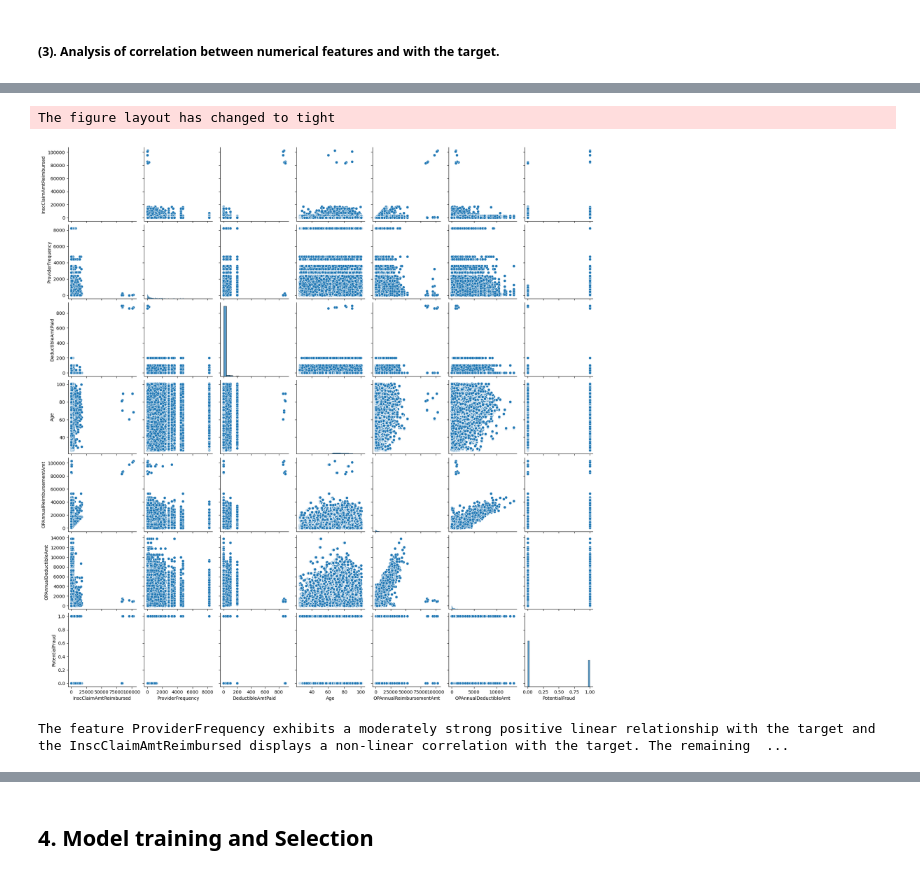
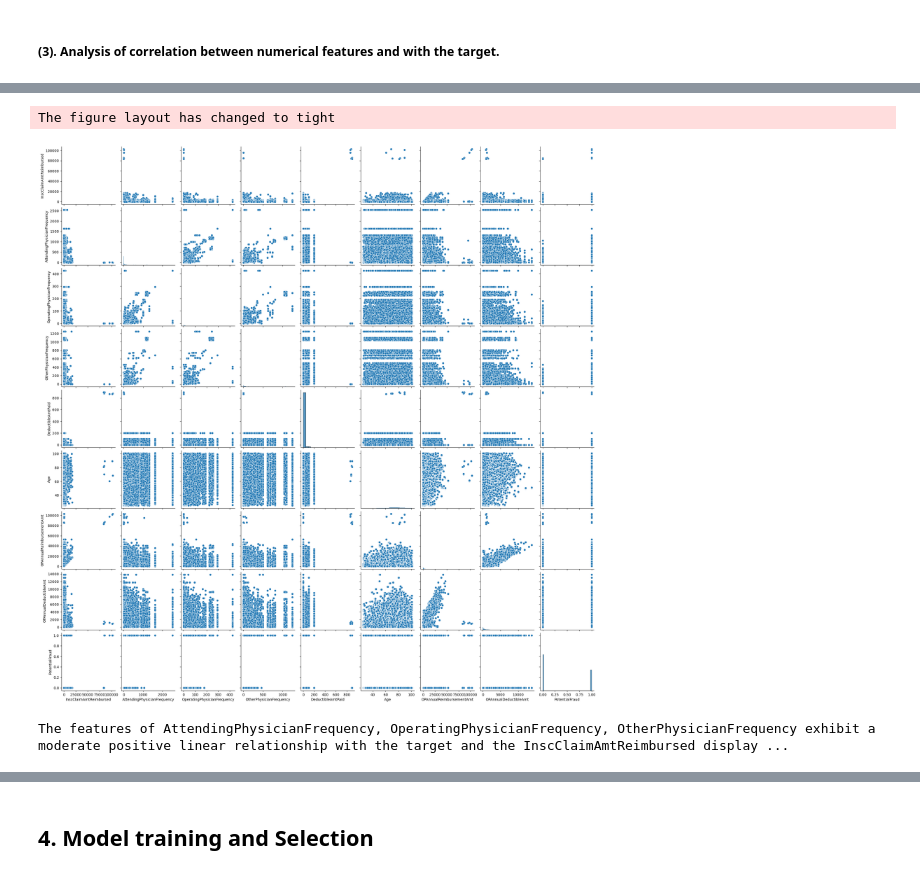
Before and after one commit to XiangGao1991/Fraud-Claim-Detector, a Jupyter notebook: Fraud Claim Detector_Outpatient.ipynb, the cells around one changed output, grey strips where cells are left out. Cells and saved outputs as stored; diff of their text form; code cells hidden in the pictures.

```diff
--- a/Fraud Claim Detector_Outpatient.ipynb
+++ b/Fraud Claim Detector_Outpatient.ipynb
@@ -280,0 +221,18 @@ Less than a half claims have other Physicians.
+# %%
+# add a new column
+OperatingPhysicianFrequency = df_outp.groupby("OperatingPhysician").count()["ClaimID"].reset_index(name = "OperatingPhysicianFrequency")
+df_outp = df_outp.merge(OperatingPhysicianFrequency,on = "OperatingPhysician",how="left")
+
+# The pattern of Operating Physician Frequency
+plt.figure(figsize=(3, 3))
+df_outp.groupby("OperatingPhysicianFrequency").count()["ClaimID"].plot(kind="hist",bins=100)
+plt.show()
+
+# The median and mean of Operating Physician Frequency.
+MedianOperatingPhysicianFrequency = df_outp["OperatingPhysicianFrequency"].median()
+MeanOperatingPhysicianFrequency = df_outp["OperatingPhysicianFrequency"].mean()
+
+# Observation:
+print(f"The median of the Operating Physician Frequency {MedianOperatingPhysicianFrequency:.2f}")
+print(f"The mean of the Operating Physician Frequency {MeanOperatingPhysicianFrequency:.2f}")
+print("The frequency of Operating Physician is positively skewed, most Operating Physicians are related to less than 30 claims, while some are related to 100+ claims.")
@@ -280,0 +244,18 @@ Less than a half claims have other Physicians.
+# %%
+# add a new column
+OtherPhysicianFrequency = df_outp.groupby("OtherPhysician").count()["ClaimID"].reset_index(name = "OtherPhysicianFrequency")
+df_outp = df_outp.merge(OtherPhysicianFrequency,on = "OtherPhysician",how="left")
+
+# The pattern of Other Physician Frequency
+plt.figure(figsize=(3, 3))
+df_outp.groupby("OtherPhysicianFrequency").count()["ClaimID"].plot(kind="hist",bins=100)
+plt.show()
+
+# The median and mean of Other Physician Frequency.
+MedianOtherPhysicianFrequency = df_outp["OtherPhysicianFrequency"].median()
+MeanOtherPhysicianFrequency = df_outp["OtherPhysicianFrequency"].mean()
+
+# Observation:
+print(f"The median of the Other Physician Frequency {MedianOtherPhysicianFrequency:.2f}")
+print(f"The mean of the Other Physician Frequency {MeanOtherPhysicianFrequency:.2f}")
+print("The frequency of Other Physician is positively skewed, most Other Physicians are related to less than 100 claims, while some are related to 500+ claims.")
@@ -327,7 +313,7 @@ def CDC_to_TDC(value):
         if 10<= first_three_digit <= 18: category = "2"
         if 20<= first_three_digit <= 27: category = "3"
         if 30<= first_three_digit <= 41: category = "4"
-        if 42<= first_three_digit <= 42: category = "5"
+        if 42<= first_three_digit <= 44: category = "5"
         if 45<= first_three_digit <= 49: category = "6"
         if 50<= first_three_digit <= 59: category = "7"
         if 60<= first_three_digit <= 66: category = "8"
@@ -393,7 +379,7 @@ def CDC_to_TDC(value):
         if 580<= first_three_digit <= 589: category = "68"
         if 590<= first_three_digit <= 599: category = "69"
         if 600<= first_three_digit <= 608: category = "70"
-        if 610<= first_three_digit <= 611: category = "71"
+        if 610<= first_three_digit <= 612: category = "71"
         if 614<= first_three_digit <= 616: category = "72"
         if 617<= first_three_digit <= 629: category = "73"
         if 630<= first_three_digit <= 639: category = "74"
@@ -1198,7 +1122,7 @@ The fraud rate does not exhibit significant difference between claims involving
 ##### (3). Analysis of correlation between numerical features and with the target.
 # %%
 # The correlation between features and the target.
-numerical_features = ["ClaimStartDt","ClaimEndDt","InscClaimAmtReimbursed","ProviderFrequency","DeductibleAmtPaid","DOB","DOD","Age","OPAnnualReimbursementAmt","OPAnnualDeductibleAmt"]
+numerical_features = ["ClaimStartDt","ClaimEndDt","InscClaimAmtReimbursed","AttendingPhysicianFrequency","OperatingPhysicianFrequency","OtherPhysicianFrequency","DeductibleAmtPaid","DOB","DOD","Age","OPAnnualReimbursementAmt","OPAnnualDeductibleAmt"]
 numerical_df = df_outp[numerical_features + [target]]
 numerical_corr = numerical_df.corr()
 numerical_corr
@@ -1226,5 +1152,6 @@ sns.pairplot(numerical_df)
 plt.show()
 
 # Observation:
-print("The feature ProviderFrequency exhibits a moderately strong positive linear relationship with the target and the InscClaimAmtReimbursed displays a non-linear correlation with the target. The remaining features appear to have little to no correlation. In an effort to enhance the model's performance, I have opted to incorporate these two numerical features into the training process.")
+print("The features of AttendingPhysicianFrequency, OperatingPhysicianFrequency, OtherPhysicianFrequency exhibit a moderate positive linear relationship with the target and the InscClaimAmtReimbursed displays a non-linear correlation with the target. The remaining features appear to have little to no correlation. To improve the model's efficacy, I have decided to include the three numerical features in the training process, excluding OperatingPhysicianFrequency due to its substantial collinearity with AttendingPhysicianFrequency.")
+numerical_features = ['AttendingPhysicianFrequency','OtherPhysicianFrequency','InscClaimAmtReimbursed']
 # %% [output]
@@ -1232,3 +1159,3 @@ print("The feature ProviderFrequency exhibits a moderately strong positive linea
 The figure layout has changed to tight
-[figure, old version]
+[figure, new version]
-The feature ProviderFrequency exhibits a moderately strong positive linear relationship with the target and the InscClaimAmtReimbursed displays a non-linear correlation with the target. The remaining  ...
+The features of AttendingPhysicianFrequency, OperatingPhysicianFrequency, OtherPhysicianFrequency exhibit a moderate positive linear relationship with the target and the InscClaimAmtReimbursed display ...
```
Also changed, not shown: parts of 35 cells of this notebook.
